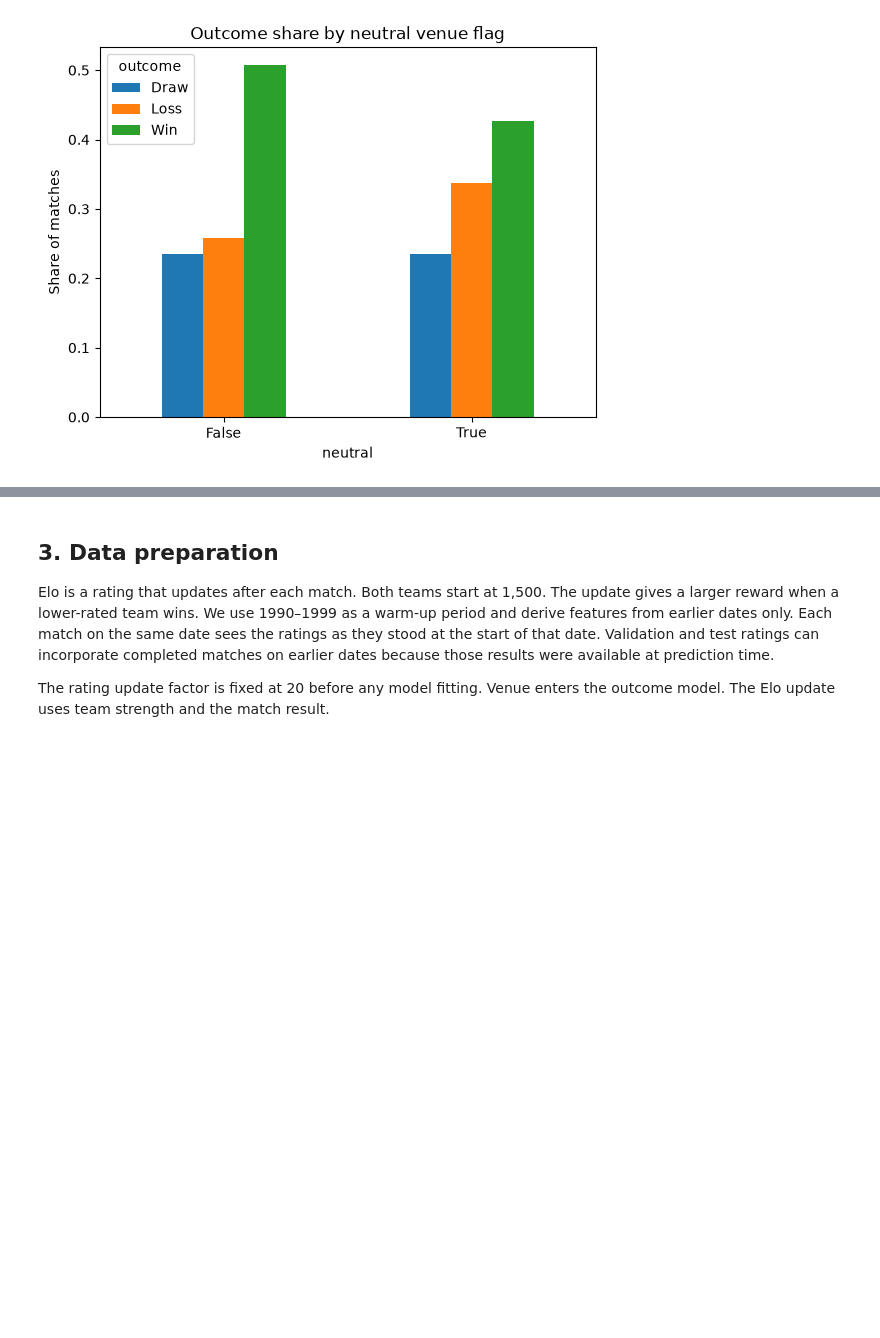
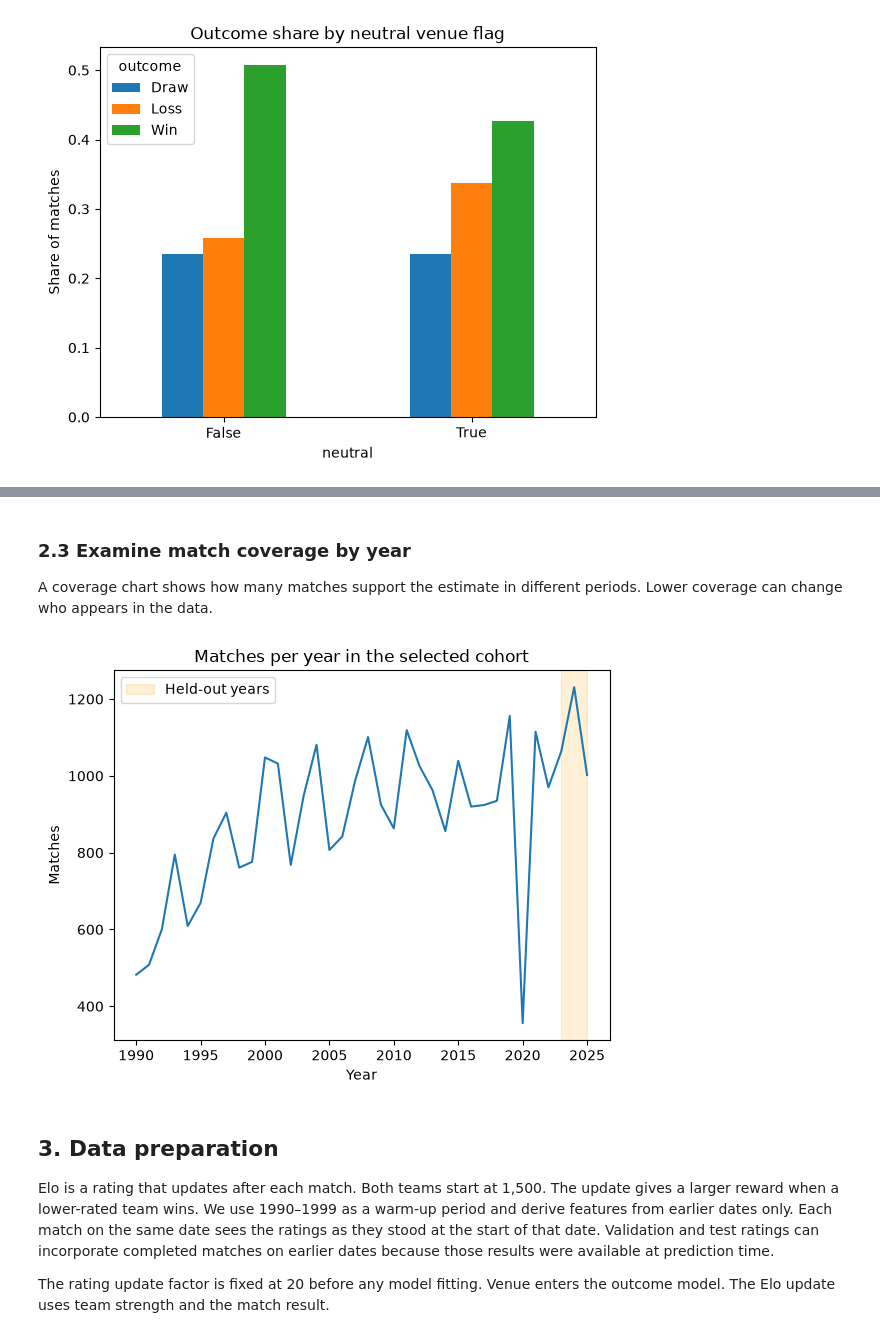
Before and after one commit to isaackimmi/cmpe255-data-mining-process, a Jupyter notebook: crisp-dm-soccer/notebook.ipynb, the cells around one changed output, grey strips where cells are left out. Cells and saved outputs as stored; diff of their text form; code cells hidden in the pictures; blank space fills up the shorter version.

```diff
--- a/crisp-dm-soccer/notebook.ipynb
+++ b/crisp-dm-soccer/notebook.ipynb
@@ -120,3 +191,15 @@ plt.show()
+# %% [markdown]
+### 2.3 Examine match coverage by year
+
+A coverage chart shows how many matches support the estimate in different periods. Lower coverage can change who appears in the data.
+# %%
+annual_coverage = matches.groupby(matches.date.dt.year).size()
+ax = annual_coverage.plot(title="Matches per year in the selected cohort", ylabel="Matches", xlabel="Year")
+ax.axvspan(2023, 2025, color="orange", alpha=.16, label="Held-out years")
+ax.legend()
+plt.show()
+# %% [output]
+[figure, added]
 # %% [markdown]
 ## 3. Data preparation
 
```
Also changed, not shown: parts of 28 cells of this notebook, 4 other files.
